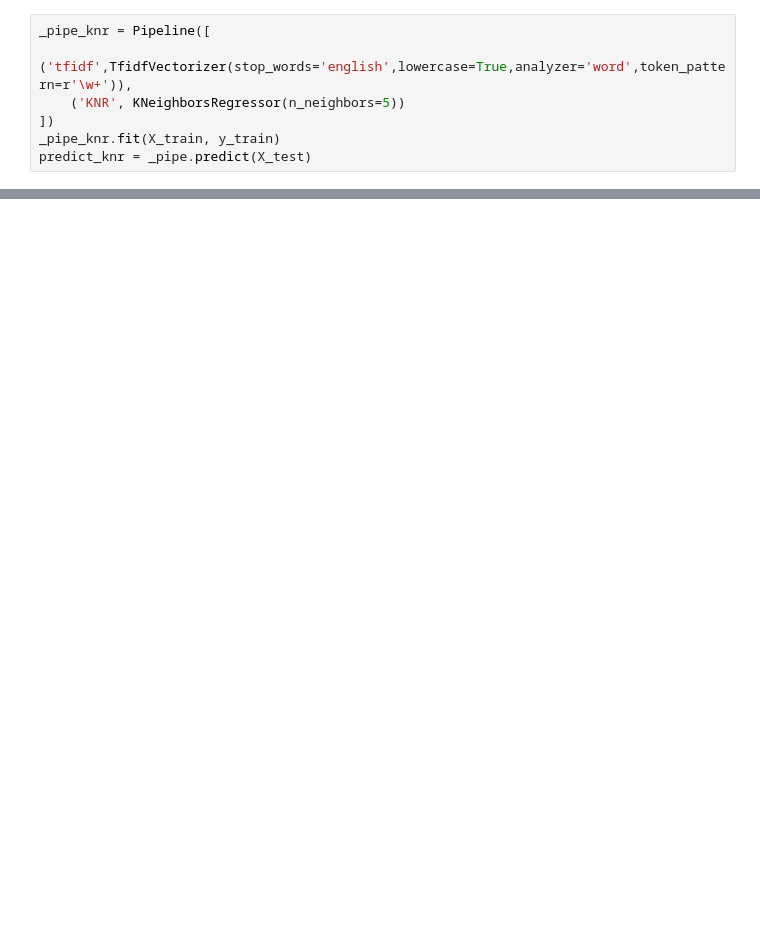
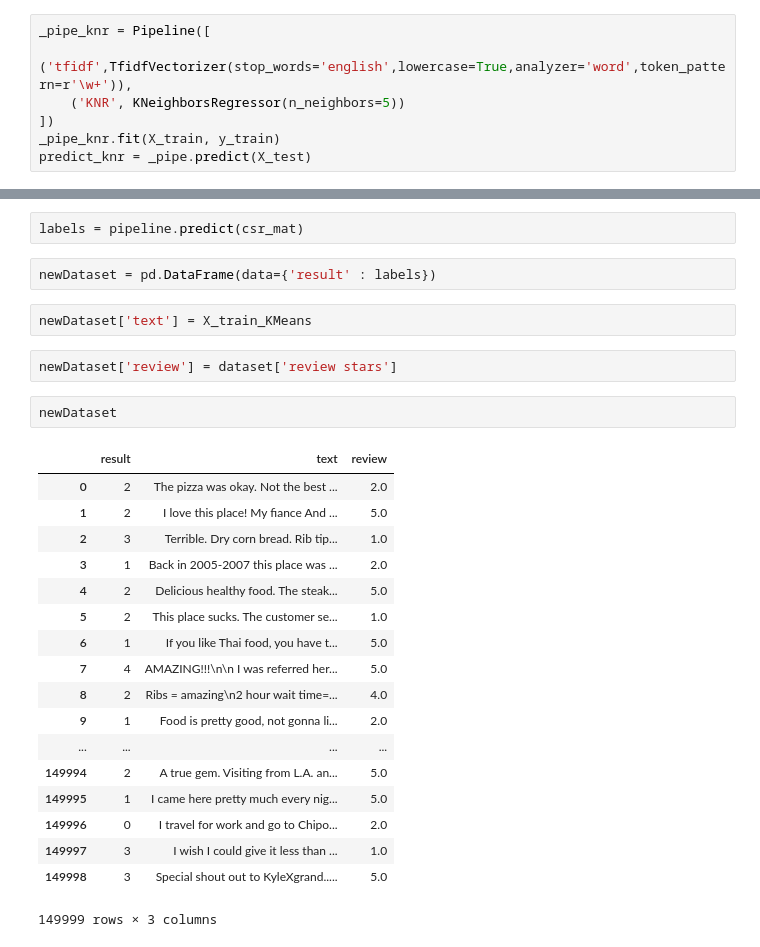
Before and after one commit to Aprendizado-de-Maquina-2018-2/trabalho3, a Jupyter notebook: Projeto 3 - Yelp Dataset.ipynb, the cells around one changed output, grey strips where cells are left out. Cells and saved outputs as stored; diff of their text form; blank space fills up the shorter version.

```diff
--- a/Projeto 3 - Yelp Dataset.ipynb
+++ b/Projeto 3 - Yelp Dataset.ipynb
@@ -223,0 +287,29 @@ print(mean_squared_error(y_test,predict_knr))
+# %%
+labels = pipeline.predict(csr_mat)
+# %%
+newDataset = pd.DataFrame(data={'result' : labels})
+# %%
+newDataset['text'] = X_train_KMeans
+# %%
+newDataset['review'] = dataset['review stars']
+# %%
+newDataset
+# %% [output]
+|  | result | text | review |
+| 0 | 2 | The pizza was okay. Not the best ... | 2.0 |
+| 1 | 2 | I love this place! My fiance And ... | 5.0 |
+| 2 | 3 | Terrible. Dry corn bread. Rib tip... | 1.0 |
+| 3 | 1 | Back in 2005-2007 this place was ... | 2.0 |
+| 4 | 2 | Delicious healthy food. The steak... | 5.0 |
+| 5 | 2 | This place sucks. The customer se... | 1.0 |
+| 6 | 1 | If you like Thai food, you have t... | 5.0 |
+| 7 | 4 | AMAZING!!!\n\n I was referred her... | 5.0 |
+| 8 | 2 | Ribs = amazing\n2 hour wait time=... | 4.0 |
+| 9 | 1 | Food is pretty good, not gonna li... | 2.0 |
+| ... | ... | ... | ... |
+| 149994 | 2 | A true gem. Visiting from L.A. an... | 5.0 |
+| 149995 | 1 | I came here pretty much every nig... | 5.0 |
+| 149996 | 0 | I travel for work and go to Chipo... | 2.0 |
+| 149997 | 3 | I wish I could give it less than ... | 1.0 |
+| 149998 | 3 | Special shout out to KyleXgrand..... | 5.0 |
+149999 rows × 3 columns
```
Also changed, not shown: parts of 20 cells of this notebook, 1 other file.
